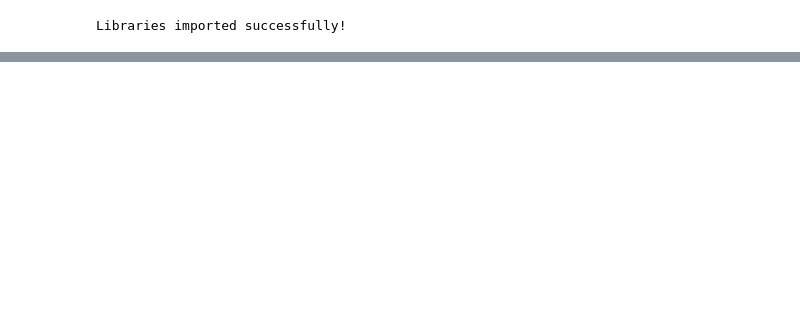
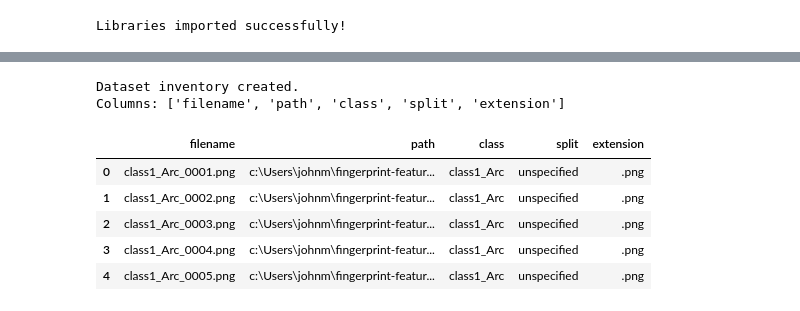
Before and after one commit to Angelinamoses/fingerprint-feature-analyzer, a Jupyter notebook: notebook/01_dataset_eda.ipynb, the cells around one changed output, grey strips where cells are left out. Cells and saved outputs as stored; diff of their text form; code cells hidden in the pictures; blank space fills up the shorter version.

```diff
--- a/notebook/01_dataset_eda.ipynb
+++ b/notebook/01_dataset_eda.ipynb
@@ -269,0 +94,50 @@ summary
+# %%
+SPLIT_MAP = {
+    "train": "train",
+    "train_set": "train",
+    "training": "train",
+    "val": "validation",
+    "val_set": "validation",
+    "validation": "validation",
+    "validation_set": "validation",
+    "test": "test",
+    "test_set": "test",
+}
+
+records = []
+
+for image_path in image_paths:
+    relative_path = image_path.relative_to(DATASET_DIR)
+    parts = relative_path.parts
+
+    class_name = parts[0] if parts else "Unknown"
+
+    detected_split = "unspecified"
+    for part in parts[:-1]:
+        normalized = part.strip().lower()
+        if normalized in SPLIT_MAP:
+            detected_split = SPLIT_MAP[normalized]
+            break
+
+    records.append({
+        "filename": image_path.name,
+        "path": str(image_path),
+        "class": class_name,
+        "split": detected_split,
+        "extension": image_path.suffix.lower(),
+    })
+
+df = pd.DataFrame(records)
+
+print("Dataset inventory created.")
+print("Columns:", df.columns.tolist())
+display(df.head())
+# %% [output]
+Dataset inventory created.
+Columns: ['filename', 'path', 'class', 'split', 'extension']
+|  | filename | path | class | split | extension |
+| 0 | class1_Arc_0001.png | c:\Users\johnm\fingerprint-featur... | class1_Arc | unspecified | .png |
+| 1 | class1_Arc_0002.png | c:\Users\johnm\fingerprint-featur... | class1_Arc | unspecified | .png |
+| 2 | class1_Arc_0003.png | c:\Users\johnm\fingerprint-featur... | class1_Arc | unspecified | .png |
+| 3 | class1_Arc_0004.png | c:\Users\johnm\fingerprint-featur... | class1_Arc | unspecified | .png |
+| 4 | class1_Arc_0005.png | c:\Users\johnm\fingerprint-featur... | class1_Arc | unspecified | .png |
```
Also changed, not shown: parts of 46 cells of this notebook.
